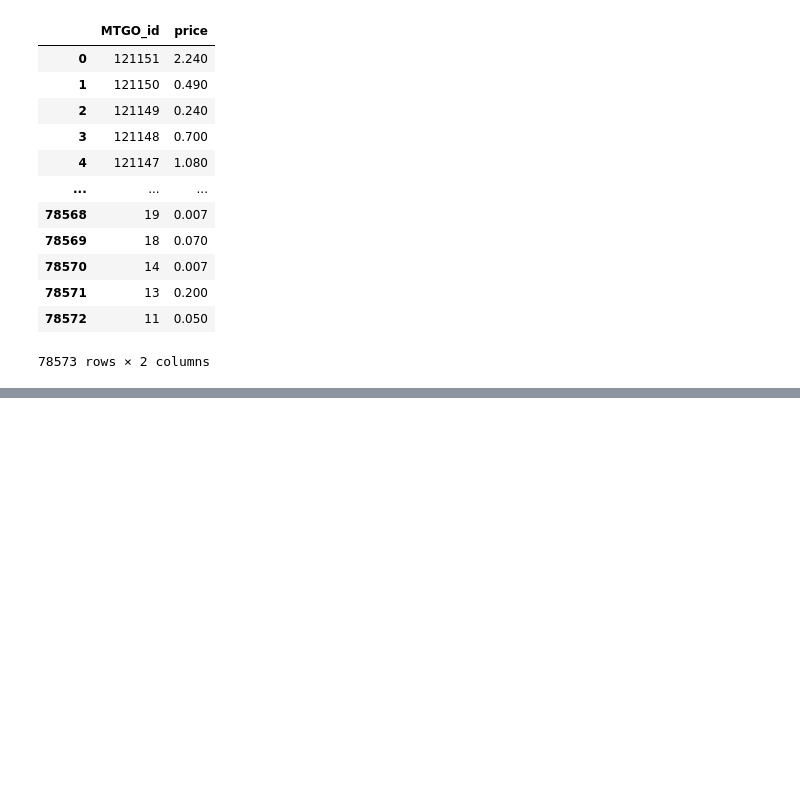
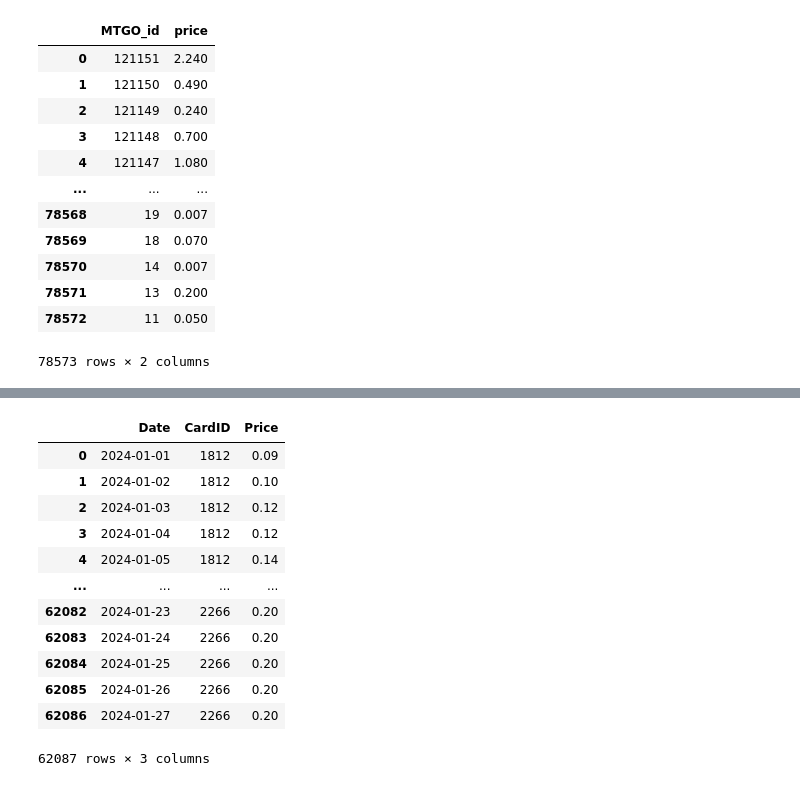
Before and after one commit to Koskadelli/Magic-Decklist-Analysis-Tool, a Jupyter notebook: MTG API Datapull.ipynb, the cells around one changed output, grey strips where cells are left out. Cells and saved outputs as stored; diff of their text form; code cells hidden in the pictures; blank space fills up the shorter version.

```diff
--- a/MTG API Datapull.ipynb
+++ b/MTG API Datapull.ipynb
@@ -298,0 +394,58 @@ card_info_master_df.to_csv("data/sideboard_cards.csv", index=False)
+# %%
+# Prices Table
+
+# Filepath
+all_prices_file = "data/combined_pricing_data.json"
+
+# Load the combined pricing data from JSON
+with open(all_prices_file, 'r') as file:
+    data = json.load(file)
+
+# Initialize an empty list to store the dictionaries
+rows = []
+
+# Iterate through each entry in the JSON file
+for entry in data:
+    date = entry['date']
+    prices = entry['price']
+
+    # Iterate through each price dictionary
+    for price_dict in prices:
+        for mtgo_id, price in price_dict.items():
+            # Create a dictionary for each row
+            row = {'Date': date, 'MTGO_ID': mtgo_id, 'Price': price}
+
+            # Append the row to the list
+            rows.append(row)
+
+# Create a DataFrame from the list of dictionaries
+all_prices_df = pd.DataFrame(rows)
+
+# Update dtype for merge
+all_prices_df['MTGO_ID'] = all_prices_df['MTGO_ID'].astype('int64')
+
+# Merge on MTGO_ID and swap to CardID in this table
+all_prices_df = pd.merge(all_prices_df, card_final_df, on = "MTGO_ID", how = "inner")
+
+# Drop card name from this table, rearrange table
+all_prices_df = all_prices_df[['Date', 'CardID', 'Price']]
+
+# Export to final folder
+all_prices_df.to_csv("data/final/Prices.csv", index=False)
+all_prices_df.to_json("data/final/Prices.json", orient = "records")
+
+all_prices_df
+# %% [output]
+|  | Date | CardID | Price |
+| 0 | 2024-01-01 | 1812 | 0.09 |
+| 1 | 2024-01-02 | 1812 | 0.10 |
+| 2 | 2024-01-03 | 1812 | 0.12 |
+| 3 | 2024-01-04 | 1812 | 0.12 |
+| 4 | 2024-01-05 | 1812 | 0.14 |
+| ... | ... | ... | ... |
+| 62082 | 2024-01-23 | 2266 | 0.20 |
+| 62083 | 2024-01-24 | 2266 | 0.20 |
+| 62084 | 2024-01-25 | 2266 | 0.20 |
+| 62085 | 2024-01-26 | 2266 | 0.20 |
+| 62086 | 2024-01-27 | 2266 | 0.20 |
+62087 rows × 3 columns
```
Also changed, not shown: parts of 16 cells of this notebook, 23 other files.
